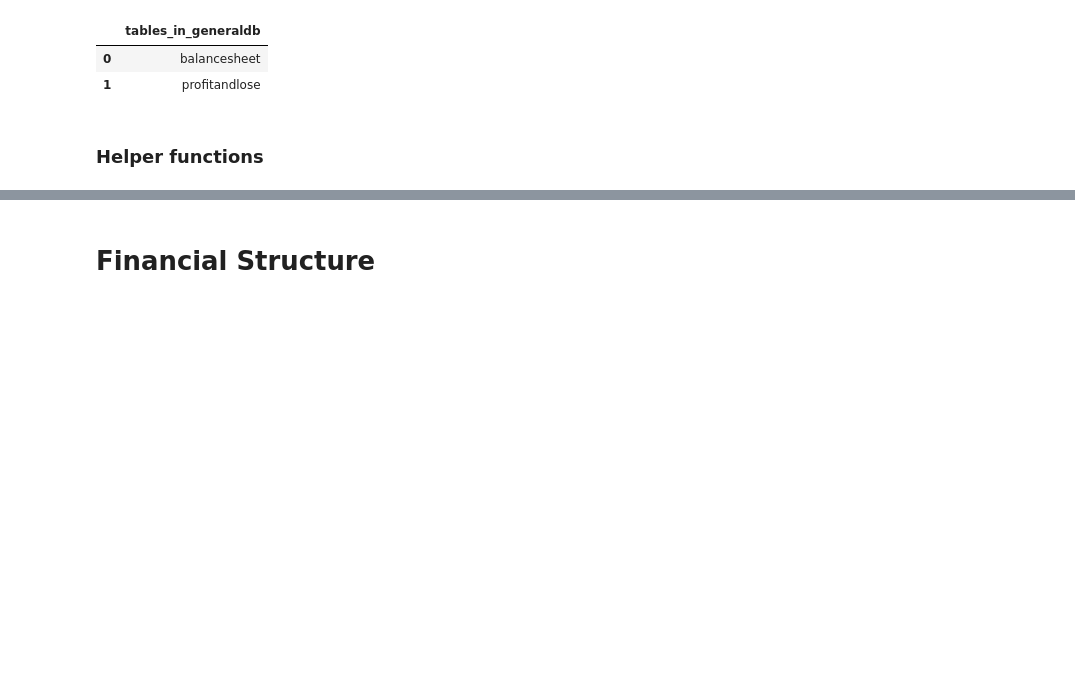
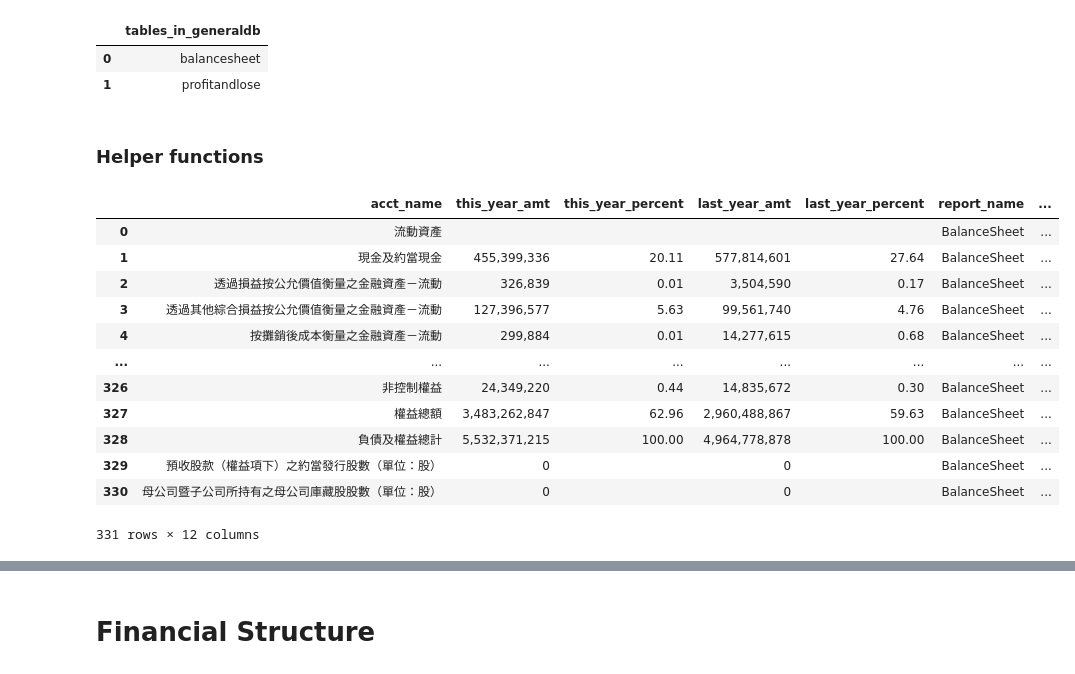
Before and after one commit to chiseanchang0727/financial-report-crawler, a Jupyter notebook: fc_report_analysis.ipynb, the cells around one changed output, grey strips where cells are left out. Cells and saved outputs as stored; diff of their text form; code cells hidden in the pictures; blank space fills up the shorter version.

```diff
--- a/fc_report_analysis.ipynb
+++ b/fc_report_analysis.ipynb
@@ -36,6 +36,22 @@ where stock = '2330' and season = 4
 """
 
 df_balance = sql_agent.read_table(query=query)
+# %%
+df_balance
+# %% [output]
+|  | acct_name | this_year_amt | this_year_percent | last_year_amt | last_year_percent | report_name | ... |
+| 0 | 流動資產 |  |  |  |  | BalanceSheet | ... |
+| 1 | 現金及約當現金 | 455,399,336 | 20.11 | 577,814,601 | 27.64 | BalanceSheet | ... |
+| 2 | 透過損益按公允價值衡量之金融資產－流動 | 326,839 | 0.01 | 3,504,590 | 0.17 | BalanceSheet | ... |
+| 3 | 透過其他綜合損益按公允價值衡量之金融資產－流動 | 127,396,577 | 5.63 | 99,561,740 | 4.76 | BalanceSheet | ... |
+| 4 | 按攤銷後成本衡量之金融資產－流動 | 299,884 | 0.01 | 14,277,615 | 0.68 | BalanceSheet | ... |
+| ... | ... | ... | ... | ... | ... | ... | ... |
+| 326 | 非控制權益 | 24,349,220 | 0.44 | 14,835,672 | 0.30 | BalanceSheet | ... |
+| 327 | 權益總額 | 3,483,262,847 | 62.96 | 2,960,488,867 | 59.63 | BalanceSheet | ... |
+| 328 | 負債及權益總計 | 5,532,371,215 | 100.00 | 4,964,778,878 | 100.00 | BalanceSheet | ... |
+| 329 | 預收股款（權益項下）之約當發行股數（單位：股） | 0 |  | 0 |  | BalanceSheet | ... |
+| 330 | 母公司暨子公司所持有之母公司庫藏股股數（單位：股） | 0 |  | 0 |  | BalanceSheet | ... |
+331 rows × 12 columns
 # %%
 df_balance.acct_name.unique()
 # %% [output]
```
Also changed, not shown: parts of 15 cells of this notebook, 1 other file.
